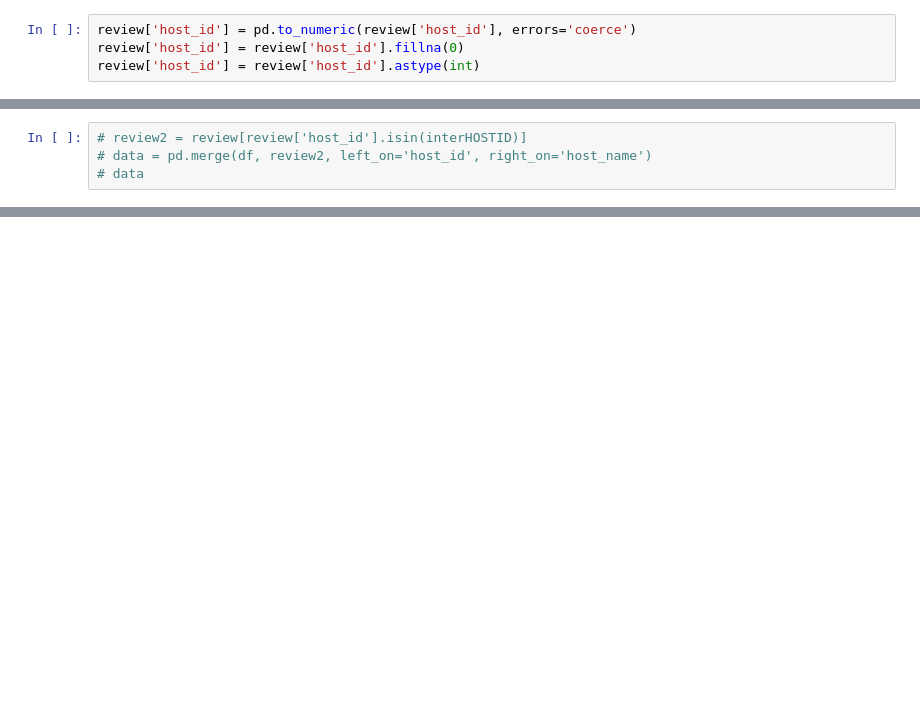
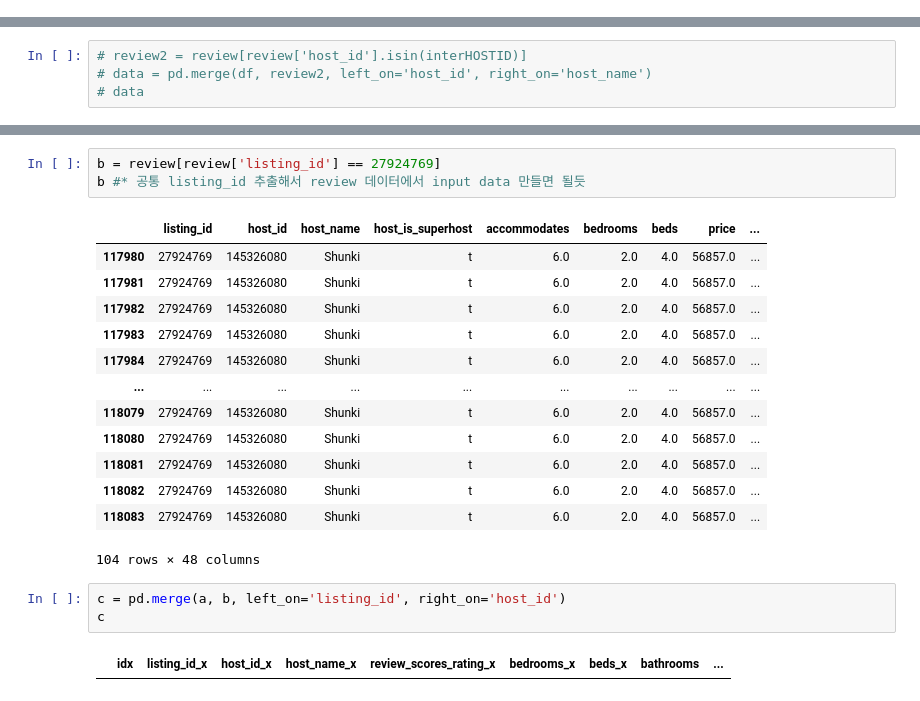
Before and after one commit to zinnie1025/AirbnbWise, a Jupyter notebook: Pipeline/jieun/contents.ipynb, the cells around one changed output, grey strips where cells are left out. Saved outputs shown, nothing was run; the diff lists cells and outputs as text; blank space fills up the shorter version.

```diff
--- a/Pipeline/jieun/contents.ipynb
+++ b/Pipeline/jieun/contents.ipynb
@@ -61,7 +60,3 @@ memory usage: 29.1+ MB
-# %%
-review['host_id'] = pd.to_numeric(review['host_id'], errors='coerce')
-review['host_id'] = review['host_id'].fillna(0)
-review['host_id'] = review['host_id'].astype(int)
 # %%
 dfID = list(df['listing_id'])
 reviewID = list(review['listing_id'])
@@ -82,0 +111,22 @@ len(interHOSTID) #* 공통 host ID 개수 278개
+# %%
+b = review[review['listing_id'] == 27924769]
+b #* 공통 listing_id 추출해서 review 데이터에서 input data 만들면 될듯
+# %% [output]
+|  | listing_id | host_id | host_name | host_is_superhost | accommodates | bedrooms | beds | price | ... |
+| 117980 | 27924769 | 145326080 | Shunki | t | 6.0 | 2.0 | 4.0 | 56857.0 | ... |
+| 117981 | 27924769 | 145326080 | Shunki | t | 6.0 | 2.0 | 4.0 | 56857.0 | ... |
+| 117982 | 27924769 | 145326080 | Shunki | t | 6.0 | 2.0 | 4.0 | 56857.0 | ... |
+| 117983 | 27924769 | 145326080 | Shunki | t | 6.0 | 2.0 | 4.0 | 56857.0 | ... |
+| 117984 | 27924769 | 145326080 | Shunki | t | 6.0 | 2.0 | 4.0 | 56857.0 | ... |
+| ... | ... | ... | ... | ... | ... | ... | ... | ... | ... |
+| 118079 | 27924769 | 145326080 | Shunki | t | 6.0 | 2.0 | 4.0 | 56857.0 | ... |
+| 118080 | 27924769 | 145326080 | Shunki | t | 6.0 | 2.0 | 4.0 | 56857.0 | ... |
+| 118081 | 27924769 | 145326080 | Shunki | t | 6.0 | 2.0 | 4.0 | 56857.0 | ... |
+| 118082 | 27924769 | 145326080 | Shunki | t | 6.0 | 2.0 | 4.0 | 56857.0 | ... |
+| 118083 | 27924769 | 145326080 | Shunki | t | 6.0 | 2.0 | 4.0 | 56857.0 | ... |
+104 rows × 48 columns
+# %%
+c = pd.merge(a, b, left_on='listing_id', right_on='host_id')
+c
+# %% [output]
+|  | idx | listing_id_x | host_id_x | host_name_x | review_scores_rating_x | bedrooms_x | beds_x | bathrooms | ... |
```
Also changed, not shown: parts of 9 cells of this notebook, 4 other files.
